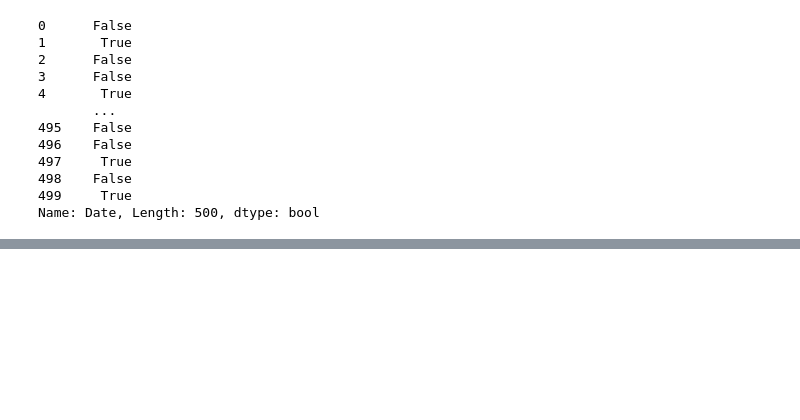
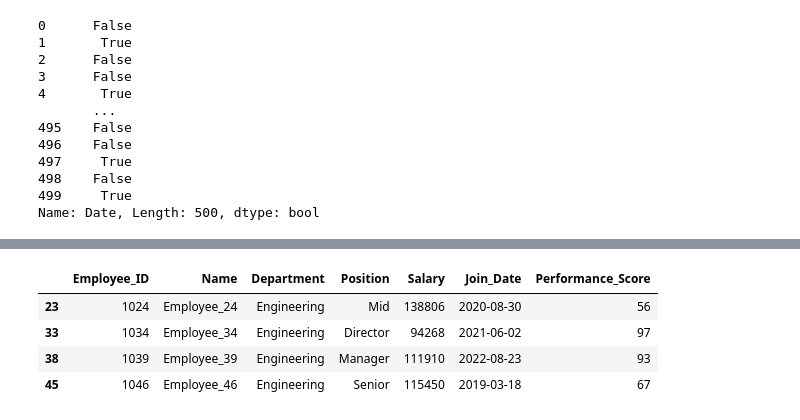
Before and after one commit to 24f3003058/Machine-Learning-Practice, a Jupyter notebook: DataManipulation.ipynb, the cells around one changed output, grey strips where cells are left out. Saved outputs shown, nothing was run; the diff lists cells and outputs as text; code cells hidden in the pictures; blank space fills up the shorter version.

```diff
--- a/DataManipulation.ipynb
+++ b/DataManipulation.ipynb
@@ -256,0 +341,8 @@ Name: Date, Length: 500, dtype: bool
+# %%
+employee_data[(employee_data["Department"]=="Engineering")  & (employee_data["Salary"]>80000)]
+# %% [output]
+|  | Employee_ID | Name | Department | Position | Salary | Join_Date | Performance_Score |
+| 23 | 1024 | Employee_24 | Engineering | Mid | 138806 | 2020-08-30 | 56 |
+| 33 | 1034 | Employee_34 | Engineering | Director | 94268 | 2021-06-02 | 97 |
+| 38 | 1039 | Employee_39 | Engineering | Manager | 111910 | 2022-08-23 | 93 |
+| 45 | 1046 | Employee_46 | Engineering | Senior | 115450 | 2019-03-18 | 67 |
```
Also changed, not shown: parts of 15 cells of this notebook.
